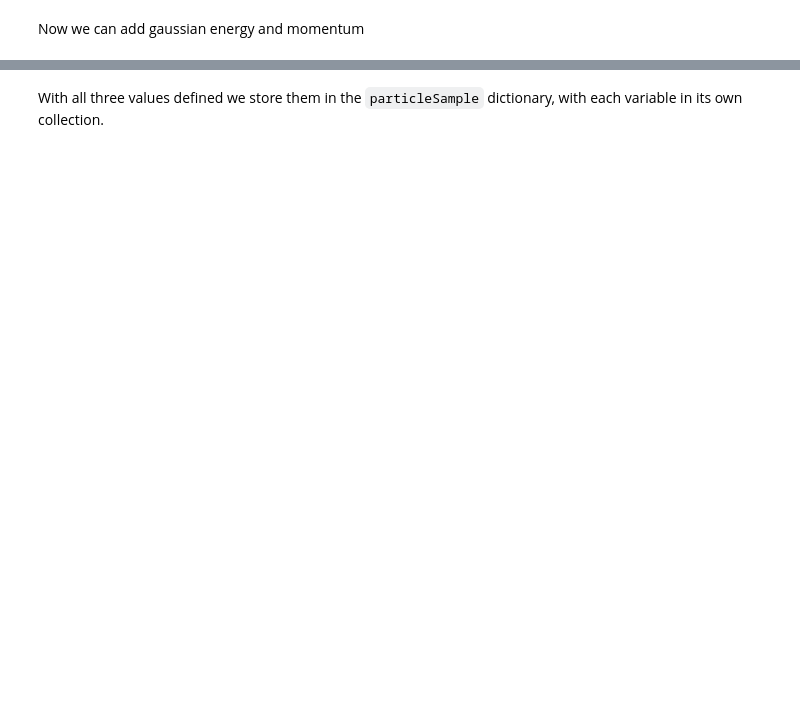
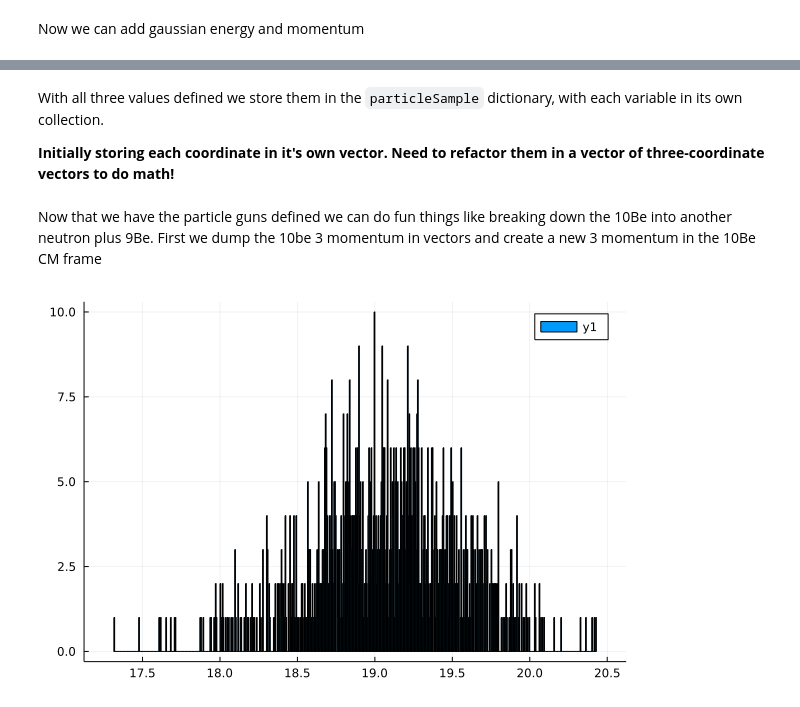
Before and after one commit to madurganplab/11LiDecay, a Jupyter notebook: 11beTo9be2nJulia.ipynb, the cells around one changed output, grey strips where cells are left out. Drawn from its saved outputs; the diff is of its cells as text; code cells hidden in the pictures; blank space fills up the shorter version.

```diff
--- a/11beTo9be2nJulia.ipynb
+++ b/11beTo9be2nJulia.ipynb
@@ -34,12 +49,10 @@ pn = sqrt.((2*mn*mb)/(mb+mn) .* E)
 # %% [markdown]
 With all three values defined we store them in the `particleSample` dictionary, with each variable in its own collection.
+
+**Initially storing each coordinate in it's own vector. Need to refactor them in  a vector of three-coordinate vectors to do math!**
 # %%
 
 particleSample = Dict{String,Any}(
-    "neutron"=>Dict{String,Any}("p"=>pn, "theta"=>theta, "phi"=> phi),
-    "10be"=>Dict{String,Any}("p"=>pn, "theta"=> 3.1415.+theta, "phi"=> .-phi)
+    "neutron"=>Dict{String,Any}("e"=>pn.^2 ./2*mn, "p"=>pn, "theta"=>theta, "phi"=> phi),
+    "10be"=>Dict{String,Any}("e"=>pn.^2 ./ 2*mb, "p"=>pn, "theta"=> 3.1415.+theta, "phi"=> .-phi)
         );
-hiss=[]
-for i in ["neutron","10be"] push!(hiss,get(get(particleSample,i,3),"p",3)) end
-
-plot(hiss[1],hiss[2],seriestype=:histogram,bins=100)
@@ -47,0 +59,13 @@ histogram(hiss[2],bins=100)
+# %% [markdown]
+Now that we have the particle guns defined we can do fun things like breaking down the 10Be into another neutron plus 9Be. First we dump the 10be 3 momentum in vectors and create a new 3 momentum in the 10Be CM frame
+# %%
+pVec=[];
+ps=get(get(particleSample,"neutron",3),"p",3)
+thetas=get(get(particleSample,"neutron",3),"theta",3)
+phis=get(get(particleSample,"neutron",3),"phi",3)
+
+for i in [1:sampleSize] push!(pVec,[ps[i],thetas[i],phis[i]]) end
+
+histogram(ps,nbins=1000)
+# %% [output]
+[figure, added]
```
Also changed, not shown: parts of 8 cells of this notebook.
